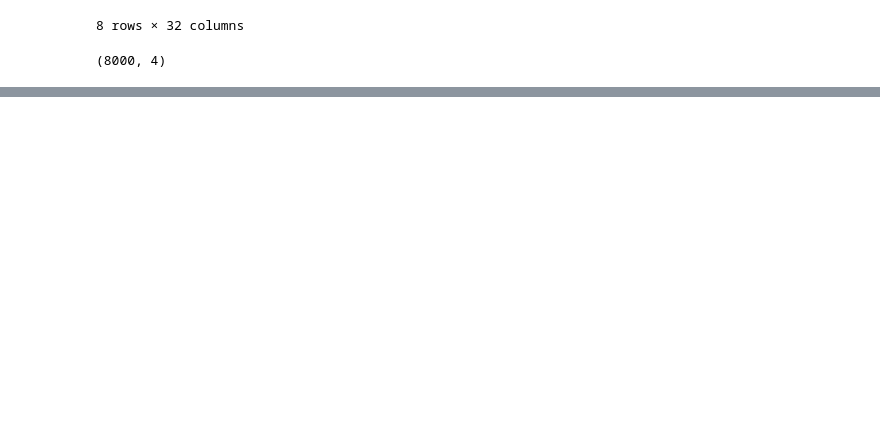
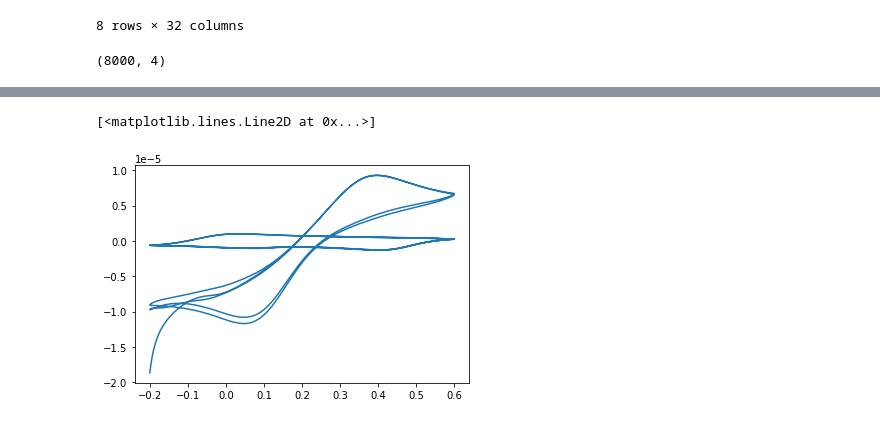
Before and after one commit to Onkar627/Sensor_Electrodes, a Jupyter notebook: Sensor_outputs.ipynb, the cells around one changed output, grey strips where cells are left out. Drawn from its saved outputs; the diff is of its cells as text; code cells hidden in the pictures; blank space fills up the shorter version.

```diff
--- a/Sensor_outputs.ipynb
+++ b/Sensor_outputs.ipynb
@@ -190,0 +194,7 @@ x_pca.shape
+# %%
+bare_2 = df2[['Voltage(V)','Bare Electrode Current (A)']]
+bare_2
+plt.plot(df2['Voltage(V)'],df2['Bare Electrode Current (A)'])
+# %% [output]
+[<matplotlib.lines.Line2D at 0x...>]
+[figure, added]
```
Also changed, not shown: parts of 16 cells of this notebook.
